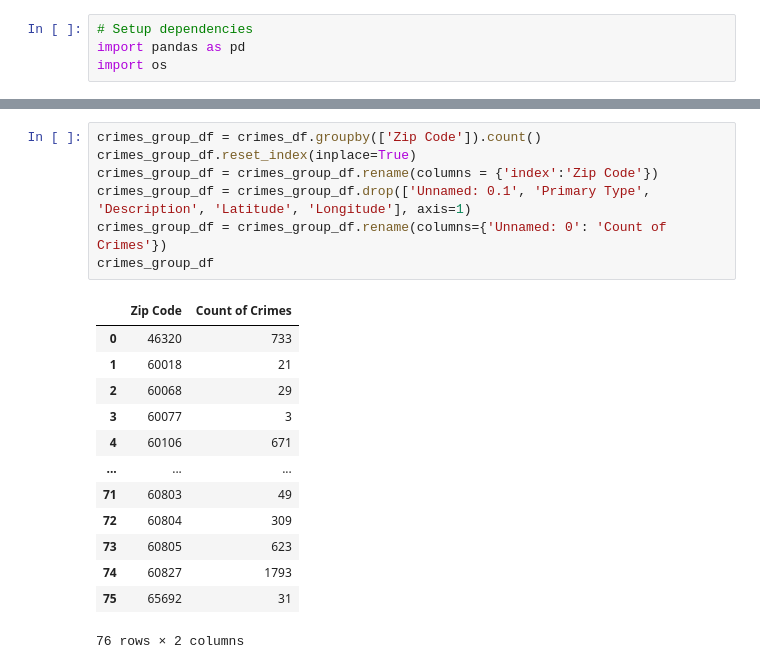
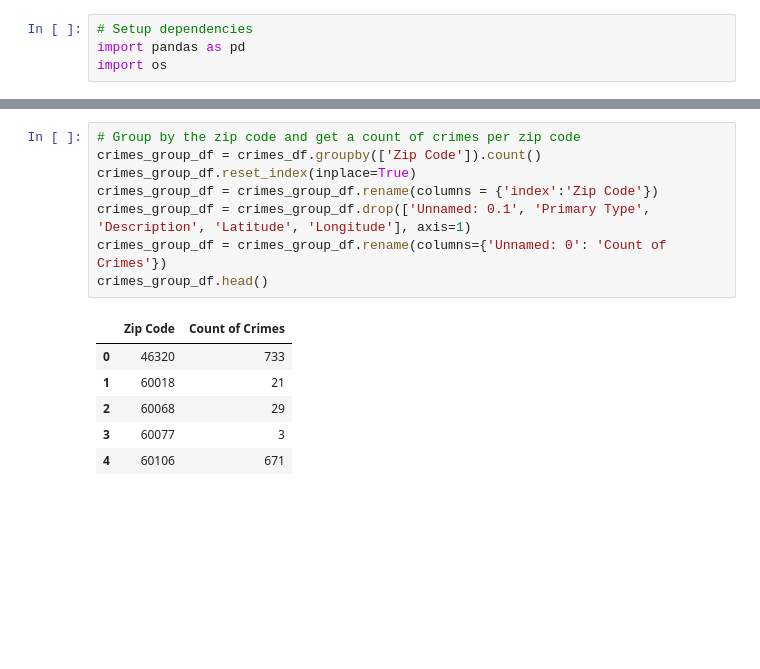
Before and after one commit to MattPostlewaite/NWBC-Project1-Group2, a Jupyter notebook: group_crime.ipynb, the cells around one changed output, grey strips where cells are left out. Saved outputs shown, nothing was run; the diff lists cells and outputs as text; blank space fills up the shorter version.

```diff
--- a/group_crime.ipynb
+++ b/group_crime.ipynb
@@ -30,22 +166,16 @@ pop_df.head()
 # %%
+# Group by the zip code and get a count of crimes per zip code
 crimes_group_df = crimes_df.groupby(['Zip Code']).count()
 crimes_group_df.reset_index(inplace=True)
 crimes_group_df = crimes_group_df.rename(columns = {'index':'Zip Code'})
 crimes_group_df = crimes_group_df.drop(['Unnamed: 0.1', 'Primary Type', 'Description', 'Latitude', 'Longitude'], axis=1)
 crimes_group_df = crimes_group_df.rename(columns={'Unnamed: 0': 'Count of Crimes'})
-crimes_group_df
+crimes_group_df.head()
 # %% [output]
 |  | Zip Code | Count of Crimes |
 | 0 | 46320 | 733 |
 | 1 | 60018 | 21 |
 | 2 | 60068 | 29 |
 | 3 | 60077 | 3 |
 | 4 | 60106 | 671 |
-| ... | ... | ... |
-| 71 | 60803 | 49 |
-| 72 | 60804 | 309 |
-| 73 | 60805 | 623 |
-| 74 | 60827 | 1793 |
-| 75 | 65692 | 31 |
-76 rows × 2 columns
 # %%
```
Also changed, not shown: parts of 19 cells of this notebook, 4 other files.
